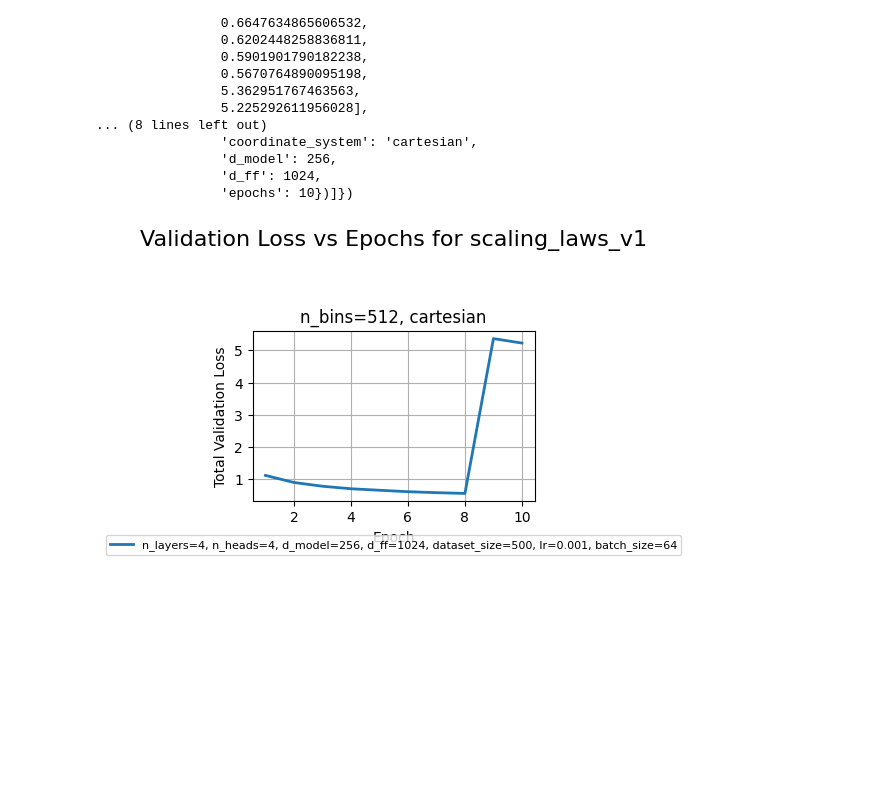
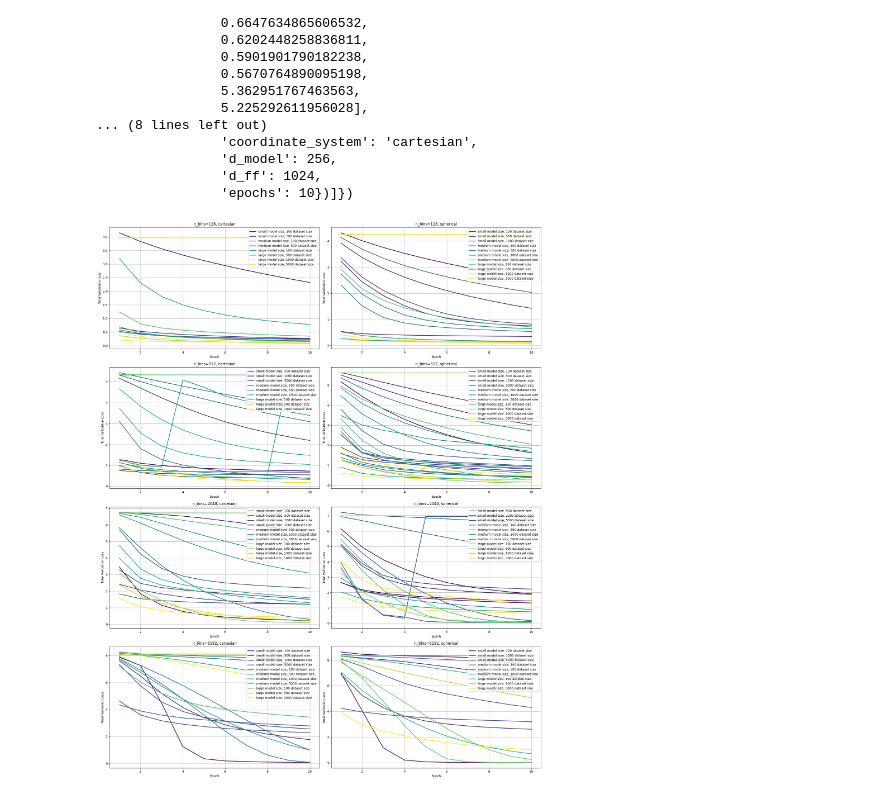
Before and after one commit to jmbrittain25/orbit-transformer, a Jupyter notebook: 4_analyze_trade.ipynb, the cells around one changed output. Saved outputs shown, nothing was run; the diff lists cells and outputs as text; code cells hidden in the pictures; blank space fills up the shorter version.

```diff
--- a/4_analyze_trade.ipynb
+++ b/4_analyze_trade.ipynb
@@ -71,3 +72,17 @@ boo 1
 learning_rate0.001_batch_size64_n_layers4_n_heads4_input_length32_dataset_size500_n_bins512_coordinate_systemcartesian_d_model256_d_ff1024
 learning_rate1e-05_batch_size32_n_layers4_n_heads4_input_length32_dataset_size100_n_bins8192_coordinate_systemspherical_d_model256_d_ff1024
 boo 2
+# %%
+pickle_dir = os.path.join(".", "orbit_training_runs", "scaling_laws_v1")
+
+loaded_run_data = {}
+for f in os.listdir(pickle_dir):
+    if not f.endswith(".pickle"):
+        continue
+    pickle_path = os.path.join(pickle_dir, f)
+    with open(pickle_path, "rb") as p:
+        pickle_dict = pickle.load(p)
+    for k, v in pickle_dict.items():
+        if k not in loaded_run_data:
+            loaded_run_data[k] = []
+        loaded_run_data[k].extend(v)
@@ -93,7 +128,7 @@ defaultdict(list,
                 'epochs': 10})]})
 # %%
 # Determine the number of subplots needed
-combinations = sorted(run_data.keys())  # Sort for consistent ordering
+combinations = sorted(loaded_run_data.keys())  # Sort for consistent ordering
 n_plots = len(combinations)
 
 # Calculate grid size (e.g., aim for a roughly square grid)
@@ -101,52 +136,90 @@ n_cols = int(np.ceil(np.sqrt(n_plots)))
 n_rows = int(np.ceil(n_plots / n_cols))
 
 # Create a single figure with subplots
-fig, axes = plt.subplots(n_rows, n_cols, figsize=(n_cols * 5, n_rows * 4), squeeze=False)
+# fig, axes = plt.subplots(n_rows, n_cols, figsize=(n_cols * 10, n_rows * 9), squeeze=False)
+fig, axes = plt.subplots(4, 2, figsize=(20, 25), squeeze=False)
 axes = axes.flatten()  # Flatten to easily index axes
 
 for idx, (n_bins, coord_sys) in enumerate(combinations):
     ax = axes[idx]
-    runs = run_data[(n_bins, coord_sys)]
+    runs = loaded_run_data[(n_bins, coord_sys)]
 
-    for val_losses, params in runs:
+    unique_bois = []
+    for (val_losses, params) in runs:
         epochs = list(range(1, len(val_losses) + 1))
 
-        # Create legend label with relevant parameters
-        legend_label = (
-            f"n_layers={params['n_layers']}, "
-            f"n_heads={params['n_heads']}, "
-            f"d_model={params['d_model']}, "
-            f"d_ff={params['d_ff']}, "
-            f"dataset_size={params['dataset_size']}, "
-            f"lr={params['learning_rate']}, "
-            f"batch_size={params['batch_size']}"
-        )
+        # legend_label = (
+        #     f"n_layers={params['n_layers']}, "
+        #     f"n_heads={params['n_heads']}, "
+        #     f"d_model={params['d_model']}, "
+        #     f"d_ff={params['d_ff']}, "
+        #     f"dataset_size={params['dataset_size']}, "
+        #     f"lr={params['learning_rate']}, "
+        #     f"batch_size={params['batch_size']}"
+        # )
 
-        ax.plot(epochs, val_losses, label=legend_label, linewidth=2)
+        legend_label = ""
+        if params['n_layers'] == 2:
+            legend_label = "small"
+        elif params['n_layers'] == 4:
+            legend_label = "medium"
+        elif params['n_layers'] == 6:
+            legend_label = "large"
+
+        legend_label += f" model size, {params['dataset_size']} dataset size"
+
+        unique_boi = (epochs, val_losses, legend_label)
+        unique_bois.append(unique_boi)
+
+        # ax.plot(epochs, val_losses, label=legend_label, linewidth=2)
+
+    label_to_color = {}
+    colors = plt.cm.viridis(np.linspace(0, 1, len(set(label for _, _, label in sorted(unique_bois, key=lambda x: (x[2].split(" ")[0], -int(x[2].split(" ")[3])), reverse=True)))))  # Generate distinct colors
+
+    # Assign colors to unique labels
+    for i, (_, _, legend_label) in enumerate(sorted(unique_bois, key=lambda x: (x[2].split(" ")[0], -int(x[2].split(" ")[3])), reverse=True)):
+        if legend_label not in label_to_color:
+            label_to_color[legend_label] = colors[len(label_to_color) % len(colors)]
+
+    # Plot lines, only assign label for the first occurrence of each legend_label
+    plotted_labels = set()
+    for (epochs, val_losses, legend_label) in sorted(unique_bois, key=lambda x: (x[2].split(" ")[0], -int(x[2].split(" ")[3])), reverse=True):
+        if legend_label not in plotted_labels:
+            # Plot with label for the first occurrence
+            ax.plot(epochs, val_losses, label=legend_label, color=label_to_color[legend_label], linewidth=2)
+            plotted_labels.add(legend_label)
+        else:
+            # Plot without label for subsequent occurrences
+            ax.plot(epochs, val_losses, color=label_to_color[legend_label], linewidth=2)
+
+    # for (epochs, val_losses, legend_label) in sorted(unique_bois, key=lambda x: x[2], reverse=True):
+    #     ax.plot(epochs, val_losses, label=legend_label, linewidth=2)
 
     ax.set_xlabel("Epoch")
     ax.set_ylabel("Total Validation Loss")
     ax.set_title(f"n_bins={n_bins}, {coord_sys}")
     ax.grid(True)
 
+    ax.legend(loc="upper right")
+
     # Place legend outside the plot
     # ax.legend(bbox_to_anchor=(1.05, 1), loc='upper left', fontsize=8)
 
-    ax.legend(bbox_to_anchor=(0.5, -0.2), loc='upper center', fontsize=8,
-                ncol=2, borderaxespad=0.)
+    # ax.legend(bbox_to_anchor=(0.5, -0.2), loc='upper center', fontsize=8,
+    #             ncol=2, borderaxespad=0.)
 
 for idx in range(len(combinations), len(axes)):
     axes[idx].set_visible(False)
 
 
 
-fig.suptitle(f"Validation Loss vs Epochs for {trade_name}", fontsize=16, y=1.02)
+# fig.suptitle(f"Validation Loss vs Epochs for {trade_name}", fontsize=16, y=1.02)
 
-# plt.tight_layout()
+plt.tight_layout()
 
 # Adjust layout to prevent overlap, leaving space for legends
-plt.tight_layout(rect=[0, 0.1, 1, 0.95])  # Leave bottom space for legends
+# plt.tight_layout(rect=[0, 0.1, 1, 0.95])  # Leave bottom space for legends
 
 plt.show()
 # %% [output]
-[figure, old version]
+[figure, new version]
```
Also changed, not shown: parts of 2 cells of this notebook, 6 other files.
